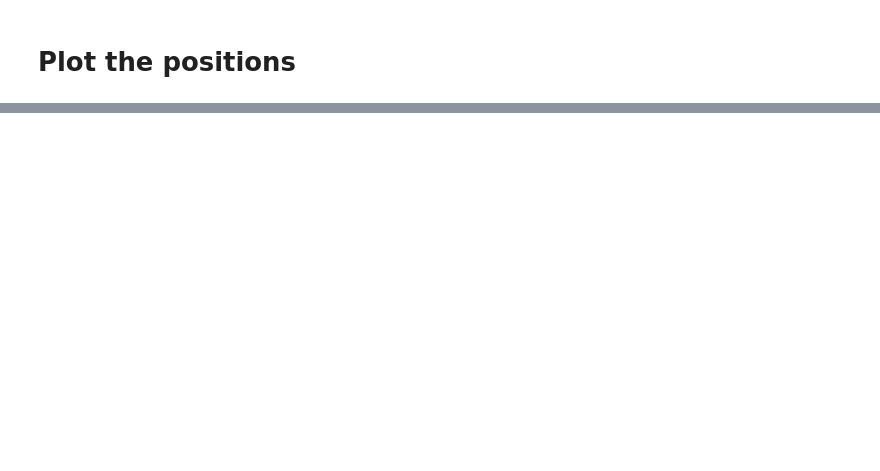
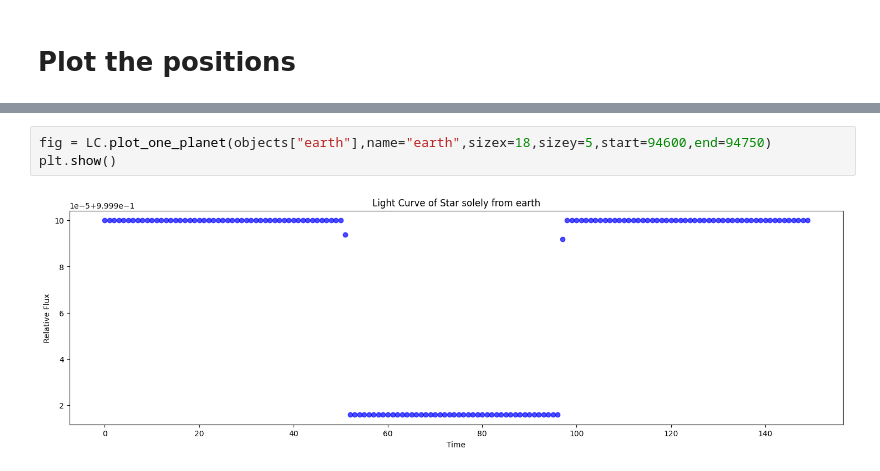
Before and after one commit to dccdoshi/Project_PHYS512, a Jupyter notebook: Base.ipynb, the cells around one changed output, grey strips where cells are left out. Cells and saved outputs as stored; diff of their text form; blank space fills up the shorter version.

```diff
--- a/Base.ipynb
+++ b/Base.ipynb
@@ -81,0 +103,5 @@ plt.legend()
+# %%
+fig = LC.plot_one_planet(objects["earth"],name="earth",sizex=18,sizey=5,start=94600,end=94750)
+plt.show()
+# %% [output]
+[figure, added]
```
Also changed, not shown: parts of 8 cells of this notebook, 1 other file.
